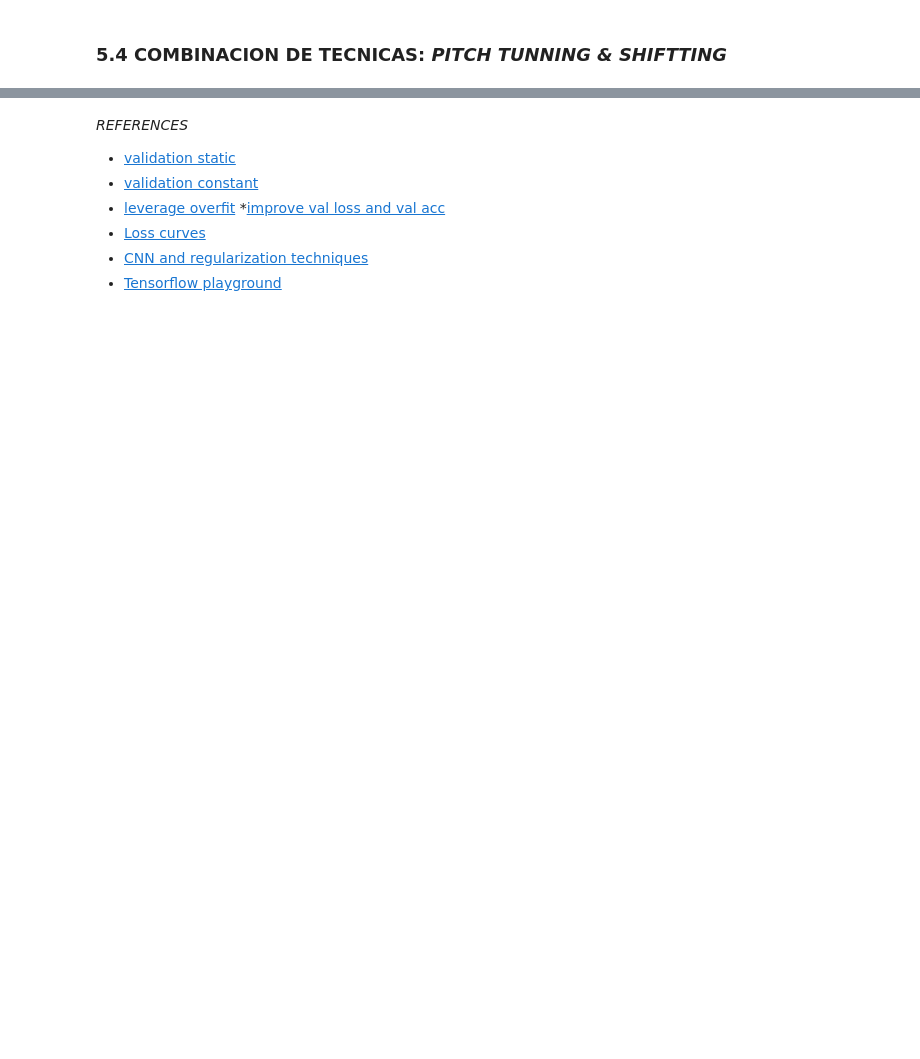
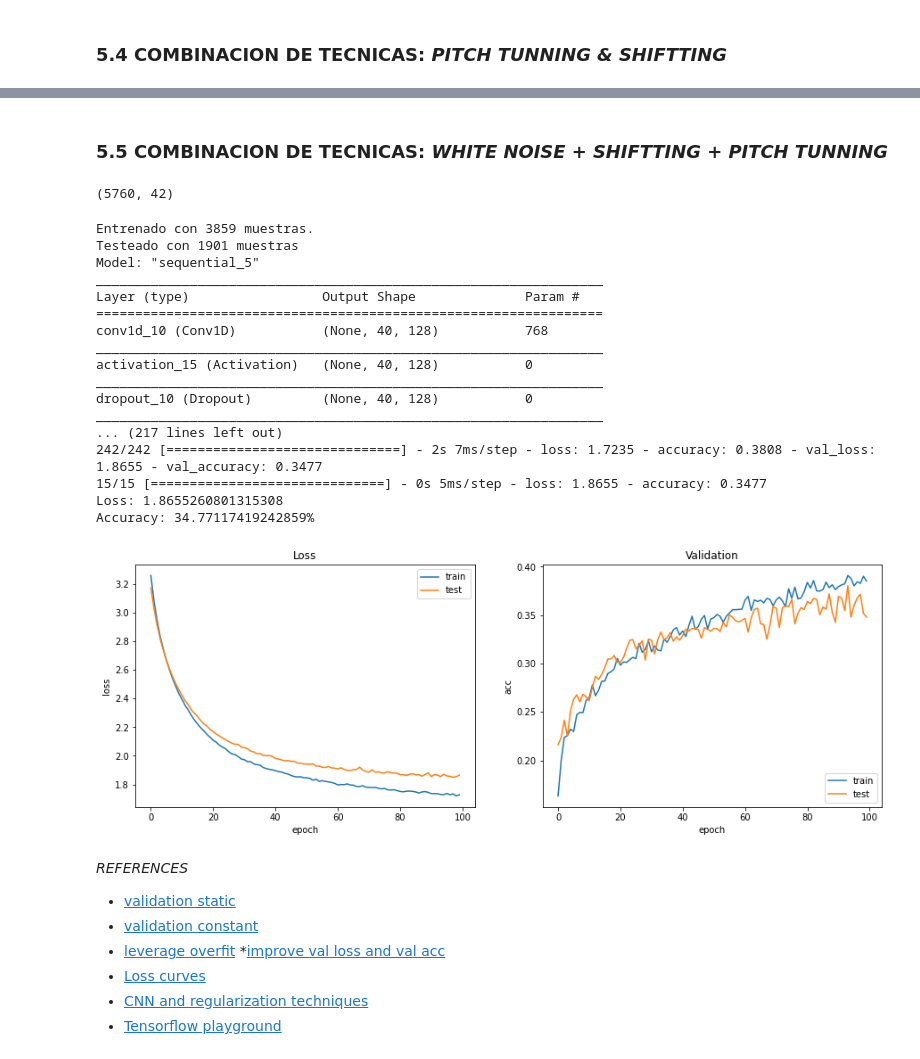
Before and after one commit to Luisa13/Speech_Emotion_Recogntion_in_Foreign_Language, a Jupyter notebook: notebooks/English/3_SER_RAVDESS_English_Augmentation.ipynb, the cells around one changed output, grey strips where cells are left out. Saved outputs shown, nothing was run; the diff lists cells and outputs as text; code cells hidden in the pictures; blank space fills up the shorter version.

```diff
--- a/notebooks/English/3_SER_RAVDESS_English_Augmentation.ipynb
+++ b/notebooks/English/3_SER_RAVDESS_English_Augmentation.ipynb
@@ -914,3 +980,73 @@ Accuracy: 23.001402616500854%
+# %% [markdown]
+### **5.5 COMBINACION DE TECNICAS: _WHITE NOISE + SHIFTTING + PITCH TUNNING_**
+# %%
+# Extraigo las caracteristicas por genero
+if 'features_shiftted' not in globals() or features_shiftted.empty:
+  features_shiftted = get_features(EnglishSpeech_df, get_features_shiftted)
+if 'features_wn' not in globals() or features_wn.empty:
+  features_wn = get_features(EnglishSpeech_df, get_features_white_noise)
+if 'features_pitch' not in globals() or features_pitch.empty:
+  features_pitch = get_features(EnglishSpeech_df, get_features_pitch)
+
+# Extraccion de caracteristicas
+f_df_shift = pd.DataFrame(features_shiftted['data'].values.tolist())
+f_df_wn = pd.DataFrame(features_wn['data'].values.tolist())
+f_df_pitch = pd.DataFrame(features_pitch['data'].values.tolist())
+## Combino los dos datasets:
+features_shiftted_df = pd.concat([f_df_shift, EnglishSpeech_df['gender'], EnglishSpeech_df['emotion']], axis = 1)
+features_wn_df = pd.concat([f_df_wn, EnglishSpeech_df['gender'], EnglishSpeech_df['emotion']], axis = 1)
+features_pitch_df = pd.concat([f_df_pitch, EnglishSpeech_df['gender'], EnglishSpeech_df['emotion']], axis = 1)
+comb_datasets = [features_std, features_shiftted_df, features_wn_df, features_pitch_df]
+features_complete_df = pd.concat(comb_datasets, ignore_index=True)
+features_complete_df.shape
+# %% [output]
+(5760, 42)
+# %%
+# # Division del dataset en entrenamiento test
+X_train_female, X_test_female, female_Y_train, female_Y_test = dataset_splitted_gender(features_complete_df, '')
+print ("Entrenado con {} muestras. \nTesteado con {} muestras".format(X_train_female.shape[0], X_test_female.shape[0]) )
+# Entrenamiento del modelo
+model = model_cnn(X_train_female, female_Y_test.shape[1])
+model.summary()
+opt = keras.optimizers.RMSprop(lr=0.00005, rho=0.9, epsilon=None, decay=0.0)
+
+model.compile(loss='categorical_crossentropy',
+              optimizer = opt,
+              metrics=['accuracy'])
+
+# rlrp = ReduceLROnPlateau(monitor='val_loss', factor=0.9, patience=20, min_lr=0.000001)
+
+history = model.fit(X_train_female, female_Y_train,
+                        batch_size=16,
+                        epochs=100,
+                        validation_data=(X_test_female, female_Y_test),
+                        callbacks=[rlrp])
+
+
+# Evaluacion
+plot_loss_acc(history)
+# Evaluamos contra test
+score = model.evaluate(X_test_female, female_Y_test, batch_size=128)
+print("Loss: {} \nAccuracy: {}%".format(score[0], score[1]*100))
+# %% [output]
+Entrenado con 3859 muestras.
+Testeado con 1901 muestras
+Model: "sequential_5"
+_________________________________________________________________
+Layer (type)                 Output Shape              Param #
+=================================================================
+conv1d_10 (Conv1D)           (None, 40, 128)           768
+_________________________________________________________________
+activation_15 (Activation)   (None, 40, 128)           0
+_________________________________________________________________
+dropout_10 (Dropout)         (None, 40, 128)           0
+_________________________________________________________________
+... (217 lines left out)
+242/242 [==============================] - 2s 7ms/step - loss: 1.7235 - accuracy: 0.3808 - val_loss: 1.8655 - val_accuracy: 0.3477
+15/15 [==============================] - 0s 5ms/step - loss: 1.8655 - accuracy: 0.3477
+Loss: 1.8655260801315308
+Accuracy: 34.77117419242859%
+[figure, added]
 # %% [markdown]
 _REFERENCES_
 * [validation static](https://stats.stackexchange.com/questions/255105/why-is-the-validation-accuracy-fluctuating)
```
Also changed, not shown: parts of 25 cells of this notebook.
